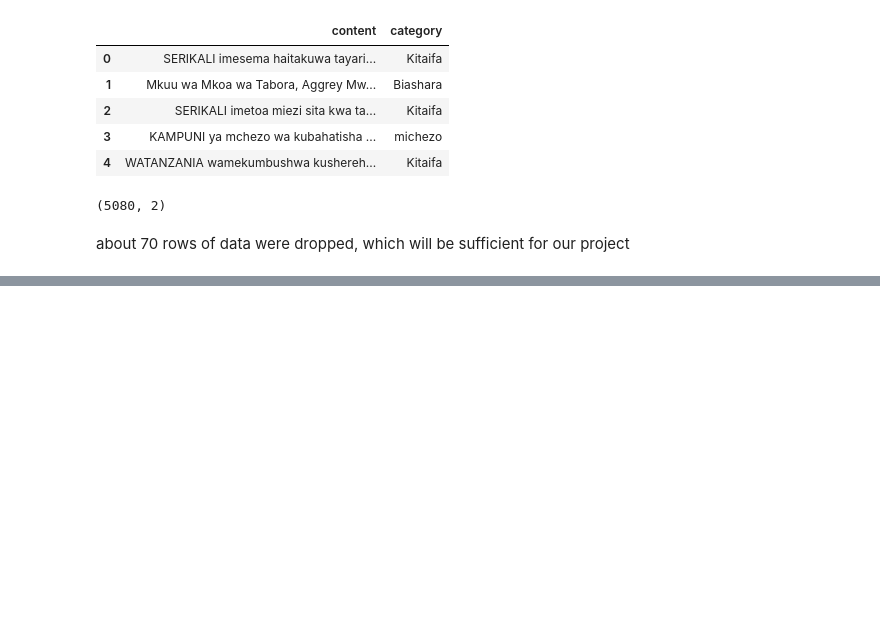
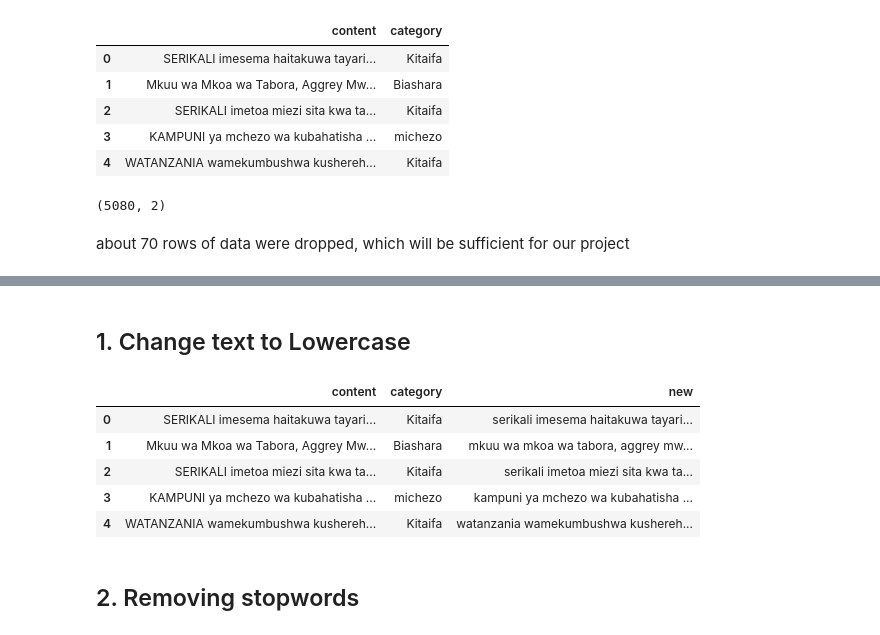
Before and after one commit to mbururyan/Swahili-News-Classification, a Jupyter notebook: classification_NN.ipynb, the cells around one changed output, grey strips where cells are left out. Cells and saved outputs as stored; diff of their text form; code cells hidden in the pictures; blank space fills up the shorter version.

```diff
--- a/classification_NN.ipynb
+++ b/classification_NN.ipynb
@@ -73,0 +84,14 @@ about 70 rows of data were dropped, which will be sufficient for our project
+# %% [markdown]
+## 1. Change text to Lowercase
+# %%
+news['new'] = news['content'].str.lower()
+news.head()
+# %% [output]
+|  | content | category | new |
+| 0 | SERIKALI imesema haitakuwa tayari... | Kitaifa | serikali imesema haitakuwa tayari... |
+| 1 | Mkuu wa Mkoa wa Tabora, Aggrey Mw... | Biashara | mkuu wa mkoa wa tabora, aggrey mw... |
+| 2 | SERIKALI imetoa miezi sita kwa ta... | Kitaifa | serikali imetoa miezi sita kwa ta... |
+| 3 | KAMPUNI ya mchezo wa kubahatisha ... | michezo | kampuni ya mchezo wa kubahatisha ... |
+| 4 | WATANZANIA wamekumbushwa kushereh... | Kitaifa | watanzania wamekumbushwa kushereh... |
+# %% [markdown]
+## 2. Removing stopwords
```
Also changed, not shown: parts of 9 cells of this notebook.
